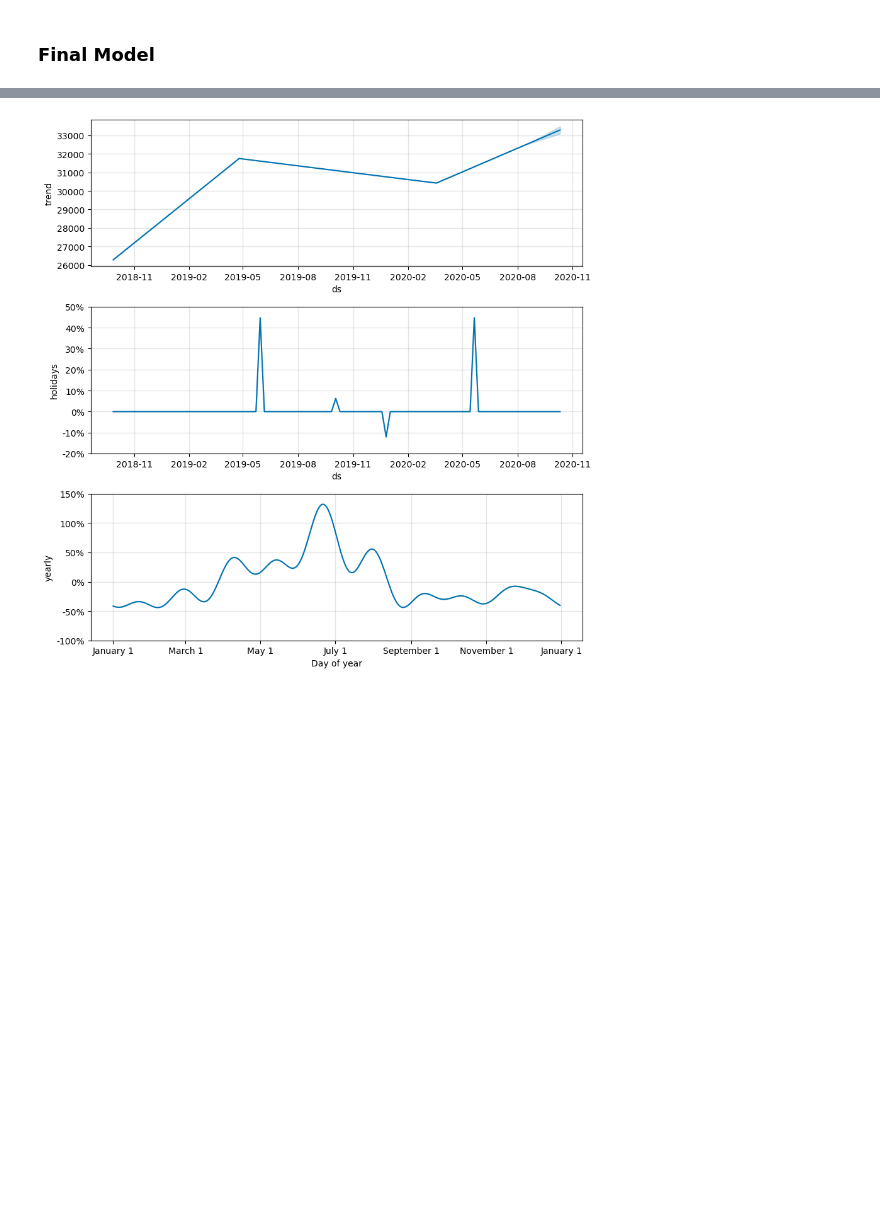
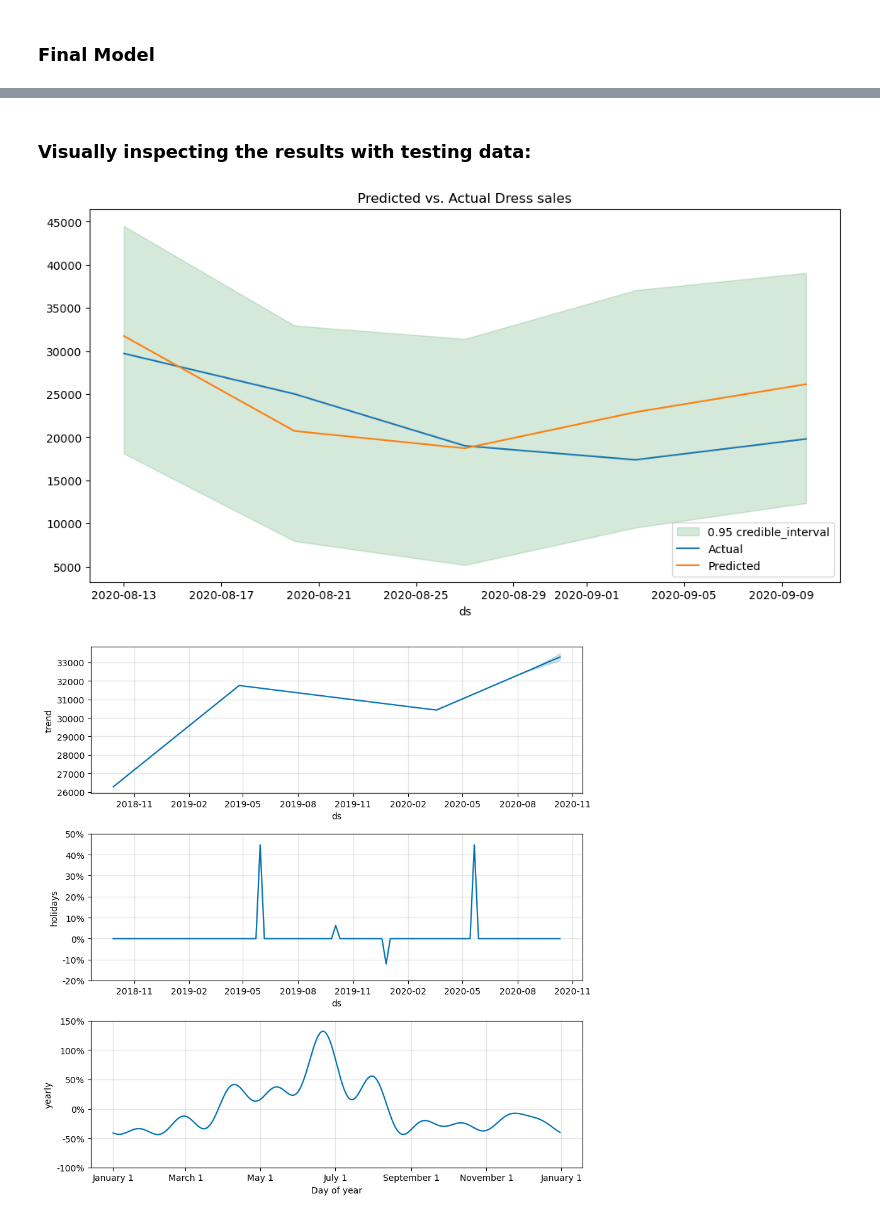
Before and after one commit to mahernadar/nyrkr, a Jupyter notebook: Regression.ipynb, the cells around one changed output, grey strips where cells are left out. Cells and saved outputs as stored; diff of their text form; code cells hidden in the pictures; blank space fills up the shorter version.

```diff
--- a/Regression.ipynb
+++ b/Regression.ipynb
@@ -384,4 +428,31 @@ future = final_model.make_future_dataframe(periods=10, freq='W')
 forecast = final_model.predict(future)
+# %% [markdown]
+### Visually inspecting the results with testing data:
+# %%
+test_check_df = test_dress_df.merge(
+	forecast,
+	on='ds',
+	copy=False,
+	how='left'
+)
+# %%
+fig, ax = plt.subplots(figsize=(12, 6))
+
+ax.fill_between(
+    x=test_check_df['ds'],
+    y1=test_check_df['yhat_lower'],
+    y2=test_check_df['yhat_upper'],
+    color=sns_c[2],
+    alpha=0.25,
+    label=r'0.95 credible_interval'
+)
+
+sns.lineplot(x='ds', y='y', label='Actual', data=test_check_df, ax=ax)
+sns.lineplot(x='ds', y='yhat', label='Predicted', data=test_check_df, ax=ax)
+ax.legend(loc='lower right')
+ax.set(title='Predicted vs. Actual Dress sales', ylabel='');
+# %% [output]
+[figure, added]
 # %%
 fig = final_model.plot_components(forecast)
 # %% [output]
```
Also changed, not shown: parts of 8 cells of this notebook, 4 other files.
